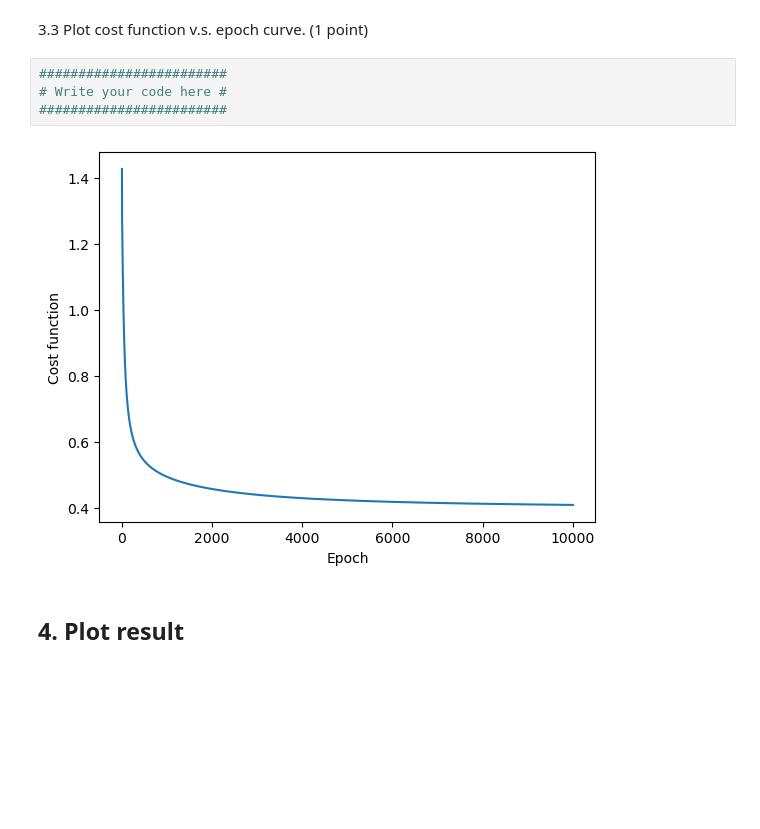
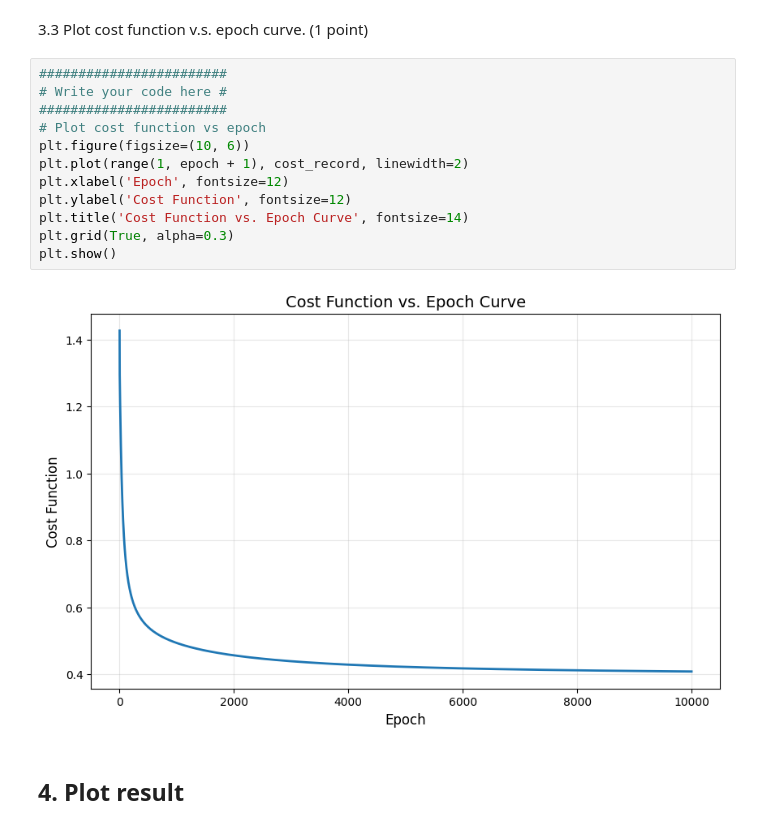
Before and after one commit to LaNasilDark/DDA3020-Assignment, a Jupyter notebook: Assiginment1/HW1_xingqiliang_Q1.ipynb, the cells around one changed output. Drawn from its saved outputs; the diff is of its cells as text; blank space fills up the shorter version.

```diff
--- a/Assiginment1/HW1_P1_Logistic.ipynb
+++ b/Assiginment1/HW1_xingqiliang_Q1.ipynb
@@ -286,9 +324,17 @@ w = gradient_descent(X, y, lr, epoch)
 # %%
 ########################
 # Write your code here #
 ########################
+# Plot cost function vs epoch
+plt.figure(figsize=(10, 6))
+plt.plot(range(1, epoch + 1), cost_record, linewidth=2)
+plt.xlabel('Epoch', fontsize=12)
+plt.ylabel('Cost Function', fontsize=12)
+plt.title('Cost Function vs. Epoch Curve', fontsize=14)
+plt.grid(True, alpha=0.3)
+plt.show()
 # %% [output]
-[figure, old version]
+[figure, new version]
 # %% [markdown]
 ## 4. Plot result
 # %% [markdown]
```
Also changed, not shown: parts of 8 cells of this notebook, 2 other files.
